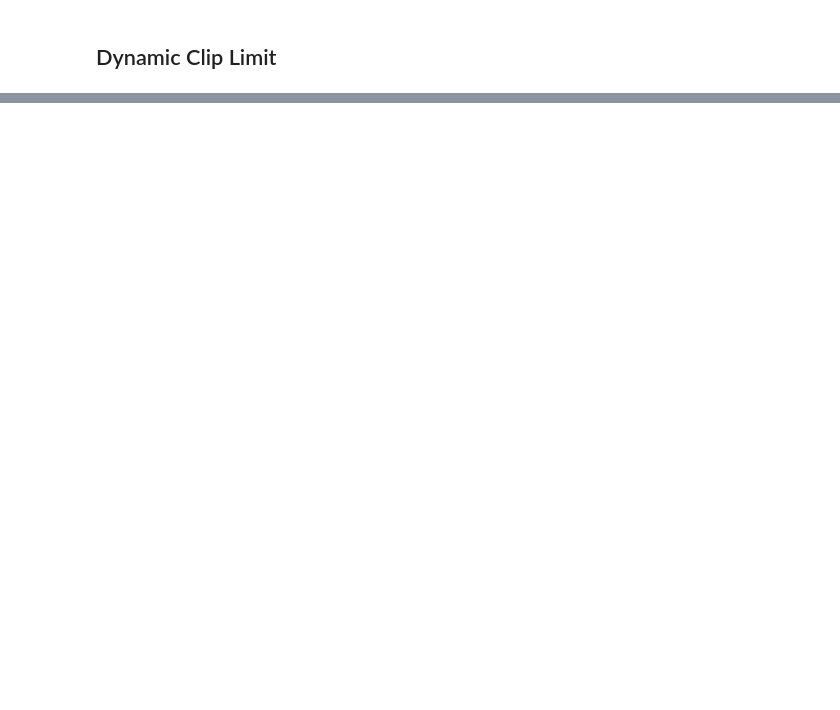
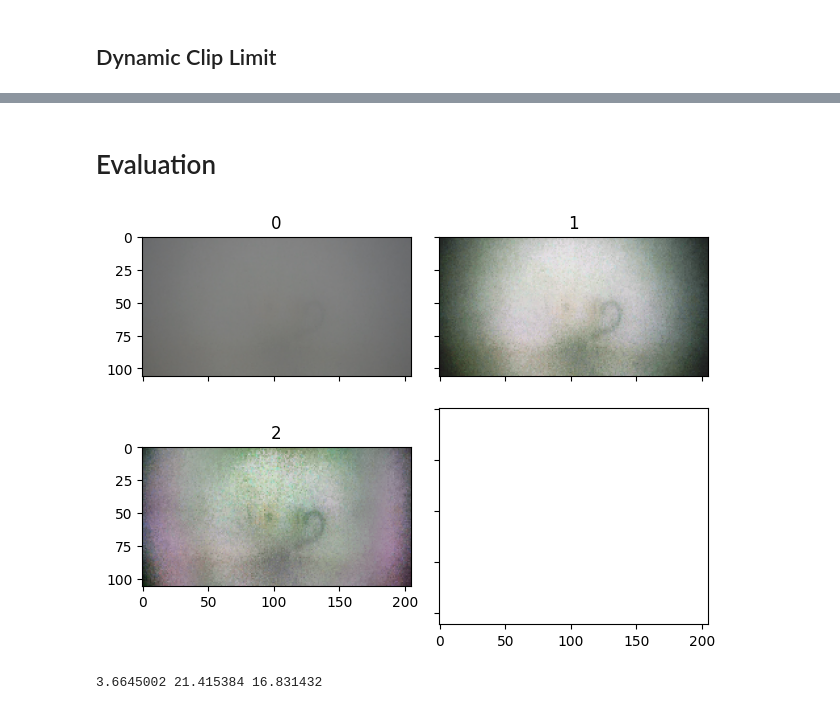
Before and after one commit to benjaminwp18/underwater-dehazing-python, a Jupyter notebook: stepwise.ipynb, the cells around one changed output, grey strips where cells are left out. Drawn from its saved outputs; the diff is of its cells as text; code cells hidden in the pictures; blank space fills up the shorter version.

Commit message:
Measure MSE, PSNR, SSIM, UCIQE

```diff
--- a/stepwise.ipynb
+++ b/stepwise.ipynb
@@ -18,6 +18,8 @@ PATH = Path('cup') / '0.png'
 
 img = load_img(PATH)
 plot_channels(img)
+
+og_img = img.clone()
 # %% [output]
 [figure]
 # %% [markdown]
@@ -85,0 +78,11 @@ plot_imgs([img, clahed_static, clahed_dynamic_uninterpolated, clahed_dynamic],
+# %% [markdown]
+# Evaluation
+# %%
+from metrics import uciqe
+
+plot_imgs((og_img, clahed_static, clahed_dynamic))
+
+print(uciqe(og_img), uciqe(clahed_static), uciqe(clahed_dynamic))
+# %% [output]
+[figure, added]
+3.6645002 21.415384 16.831432
```
Also changed, not shown: parts of 3 cells of this notebook, 36 other files.
